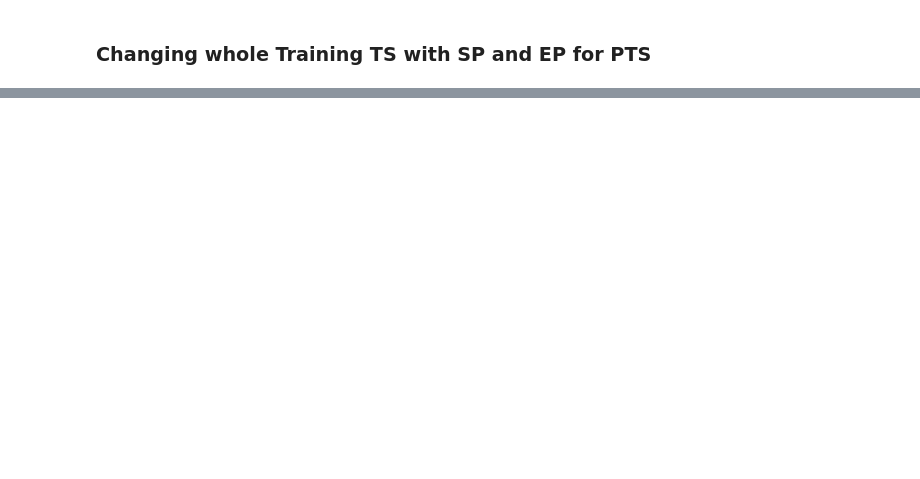
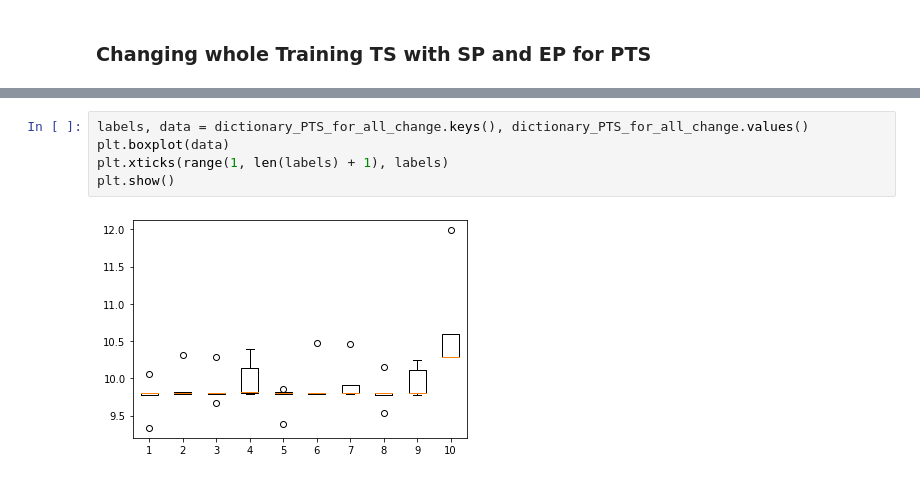
Before and after one commit to ArslanAliAwan/Char_Tra, a Jupyter notebook: Full_Final_V2.ipynb, the cells around one changed output, grey strips where cells are left out. Saved outputs shown, nothing was run; the diff lists cells and outputs as text; blank space fills up the shorter version.

```diff
--- a/Full_Final_V2.ipynb
+++ b/Full_Final_V2.ipynb
@@ -316,0 +289,7 @@ dictionary_PTS
+# %%
+labels, data = dictionary_PTS_for_all_change.keys(), dictionary_PTS_for_all_change.values()
+plt.boxplot(data)
+plt.xticks(range(1, len(labels) + 1), labels)
+plt.show()
+# %% [output]
+[figure, added]
```
Also changed, not shown: parts of 11 cells of this notebook.
